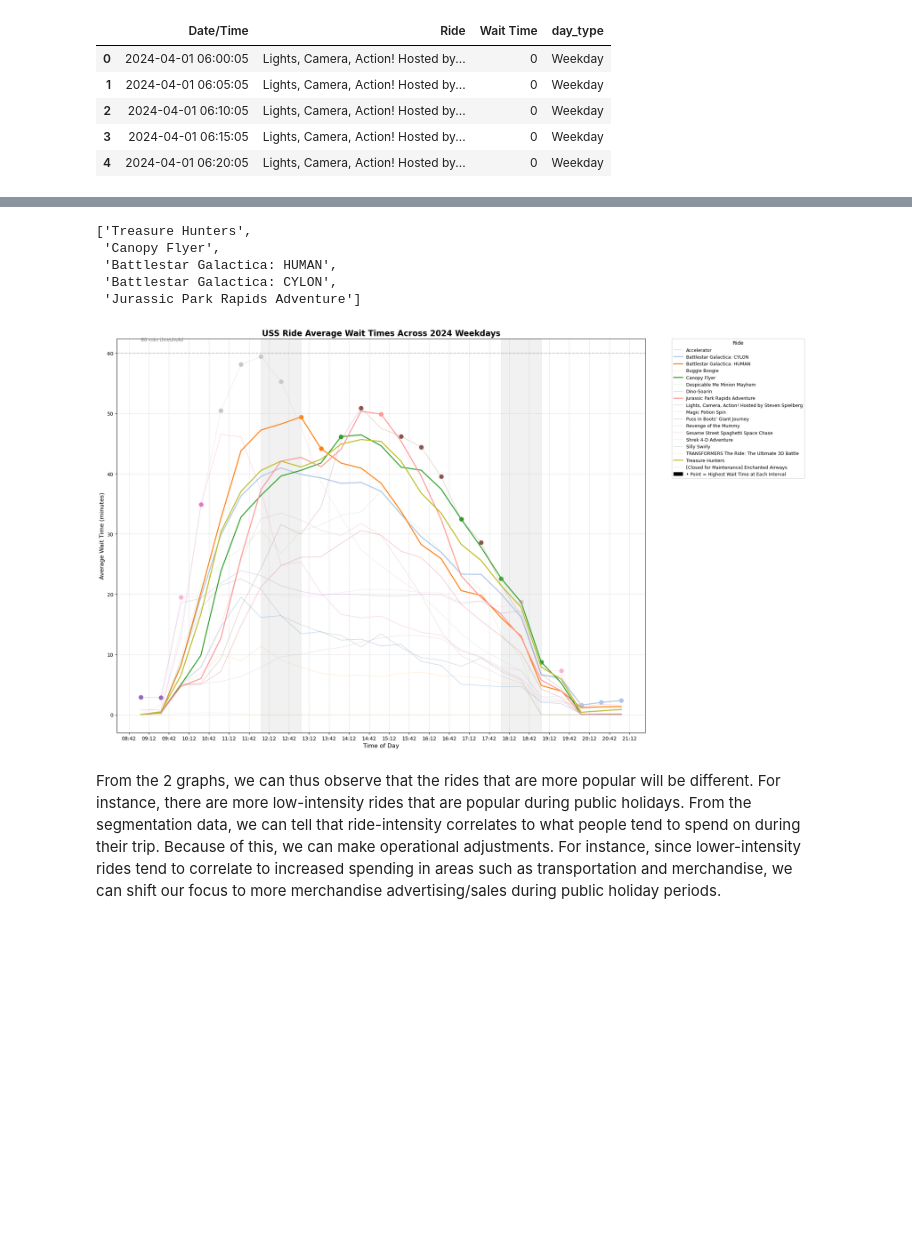
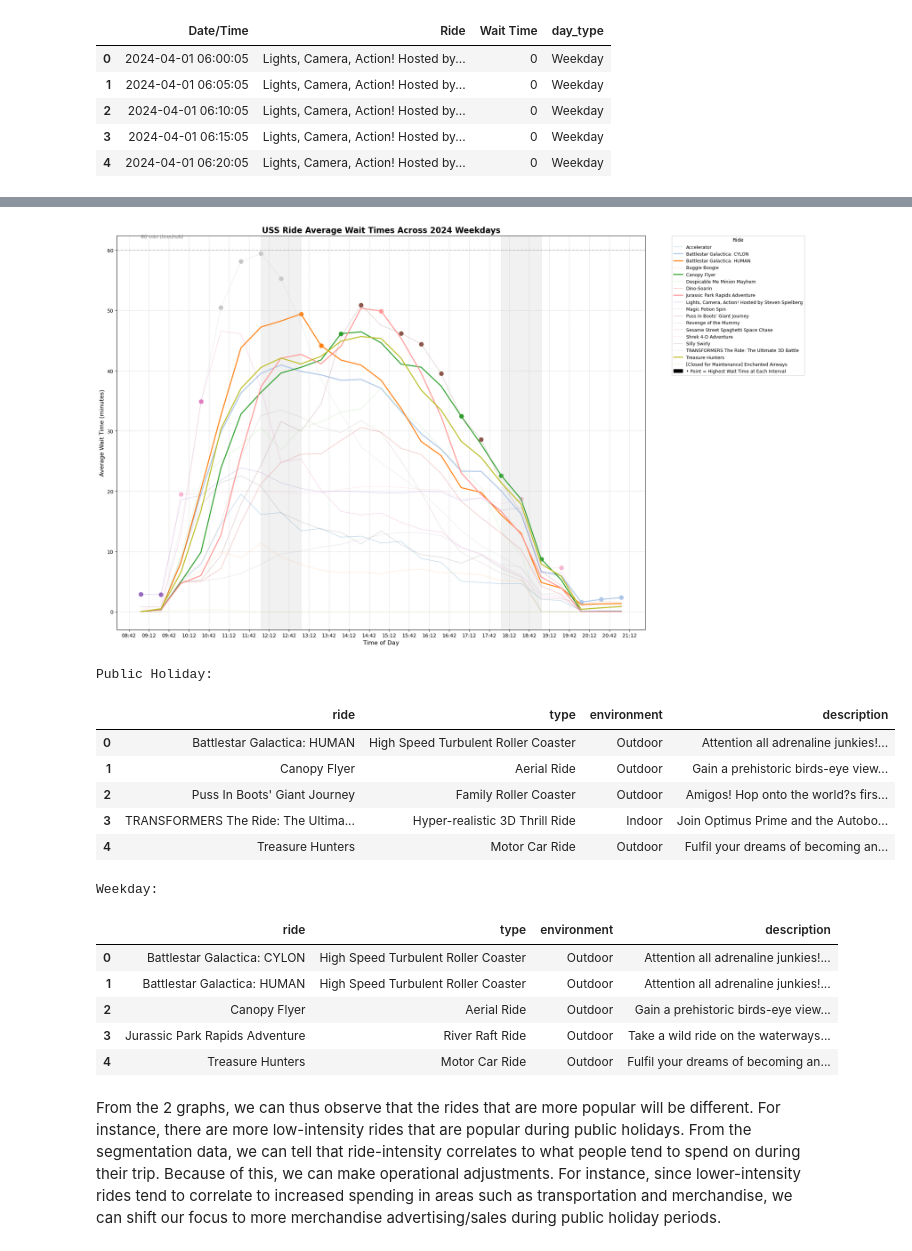
Before and after one commit to dimsumws/DSA3101-Group5, a Jupyter notebook: external_factors_analysis/analysis.ipynb, the cells around one changed output, grey strips where cells are left out. Saved outputs shown, nothing was run; the diff lists cells and outputs as text; code cells hidden in the pictures; blank space fills up the shorter version.

```diff
--- a/external_factors_analysis/analysis.ipynb
+++ b/external_factors_analysis/analysis.ipynb
@@ -635,7 +660,7 @@ max_wait_times = resampled_data.loc[resampled_data.groupby('Date/Time')['Wait Ti
 # top 5 rides of the month
 avg_wait_by_ride = resampled_data.groupby('Ride')['Wait Time'].mean().sort_values(ascending=False)
 top_rides = avg_wait_by_ride.head(5).index.tolist()
-display(top_rides)
+top_rides_pub_hol = top_rides.copy()
 
 # setup plot
 plt.figure(figsize=(20,12))
@@ -714,6 +734,6 @@ plt.show()
 [figure]
 # %%
-# get public holiday data
+# get weekday data
 ride_wait_times_normal = ride_daily_wait[ride_daily_wait['day_type'] == 'Weekday'].copy()
 
 # change interval to 30mins, and extract time
@@ -740,7 +760,7 @@ max_wait_times = resampled_data.loc[resampled_data.groupby('Date/Time')['Wait Ti
 # top 5 rides of the month
 avg_wait_by_ride = resampled_data.groupby('Ride')['Wait Time'].mean().sort_values(ascending=False)
 top_rides = avg_wait_by_ride.head(5).index.tolist()
-display(top_rides)
+top_rides_weekday = top_rides.copy()
 
 # setup plot
 plt.figure(figsize=(20,12))
@@ -811,12 +831,31 @@ plt.legend(
 plt.tight_layout()
 plt.show()
 # %% [output]
-['Treasure Hunters',
- 'Canopy Flyer',
- 'Battlestar Galactica: HUMAN',
- 'Battlestar Galactica: CYLON',
- 'Jurassic Park Rapids Adventure']
 [figure]
+# %%
+# filter for top rides in public holidays 2024
+print('Public Holiday:')
+top_rides_info = rides[rides['ride'].isin(top_rides_pub_hol)].copy().reset_index(drop=True)
+display(top_rides_info)
+# filter for top rides in weekdays 2024
+print('Weekday:')
+top_rides_info = rides[rides['ride'].isin(top_rides_weekday)].copy().reset_index(drop=True)
+display(top_rides_info)
+# %% [output]
+Public Holiday:
+|  | ride | type | environment | description |
+| 0 | Battlestar Galactica: HUMAN | High Speed Turbulent Roller Coaster | Outdoor | Attention all adrenaline junkies!... |
+| 1 | Canopy Flyer | Aerial Ride | Outdoor | Gain a prehistoric birds-eye view... |
+| 2 | Puss In Boots' Giant Journey | Family Roller Coaster | Outdoor | Amigos! Hop onto the world?s firs... |
+| 3 | TRANSFORMERS The Ride: The Ultima... | Hyper-realistic 3D Thrill Ride | Indoor | Join Optimus Prime and the Autobo... |
+| 4 | Treasure Hunters | Motor Car Ride | Outdoor | Fulfil your dreams of becoming an... |
+Weekday:
+|  | ride | type | environment | description |
+| 0 | Battlestar Galactica: CYLON | High Speed Turbulent Roller Coaster | Outdoor | Attention all adrenaline junkies!... |
+| 1 | Battlestar Galactica: HUMAN | High Speed Turbulent Roller Coaster | Outdoor | Attention all adrenaline junkies!... |
+| 2 | Canopy Flyer | Aerial Ride | Outdoor | Gain a prehistoric birds-eye view... |
+| 3 | Jurassic Park Rapids Adventure | River Raft Ride | Outdoor | Take a wild ride on the waterways... |
+| 4 | Treasure Hunters | Motor Car Ride | Outdoor | Fulfil your dreams of becoming an... |
 # %% [markdown]
 From the 2 graphs, we can thus observe that the rides that are more popular will be different. For instance, there are more low-intensity rides that are popular during public holidays. From the segmentation data, we can tell that ride-intensity correlates to what people tend to spend on during their trip. Because of this, we can make operational adjustments. For instance, since lower-intensity rides tend to correlate to increased spending in areas such as transportation and merchandise, we can shift our focus to more merchandise advertising/sales during public holiday periods.
 # %% [markdown]
```
Also changed, not shown: parts of 17 cells of this notebook, 1 other file.
